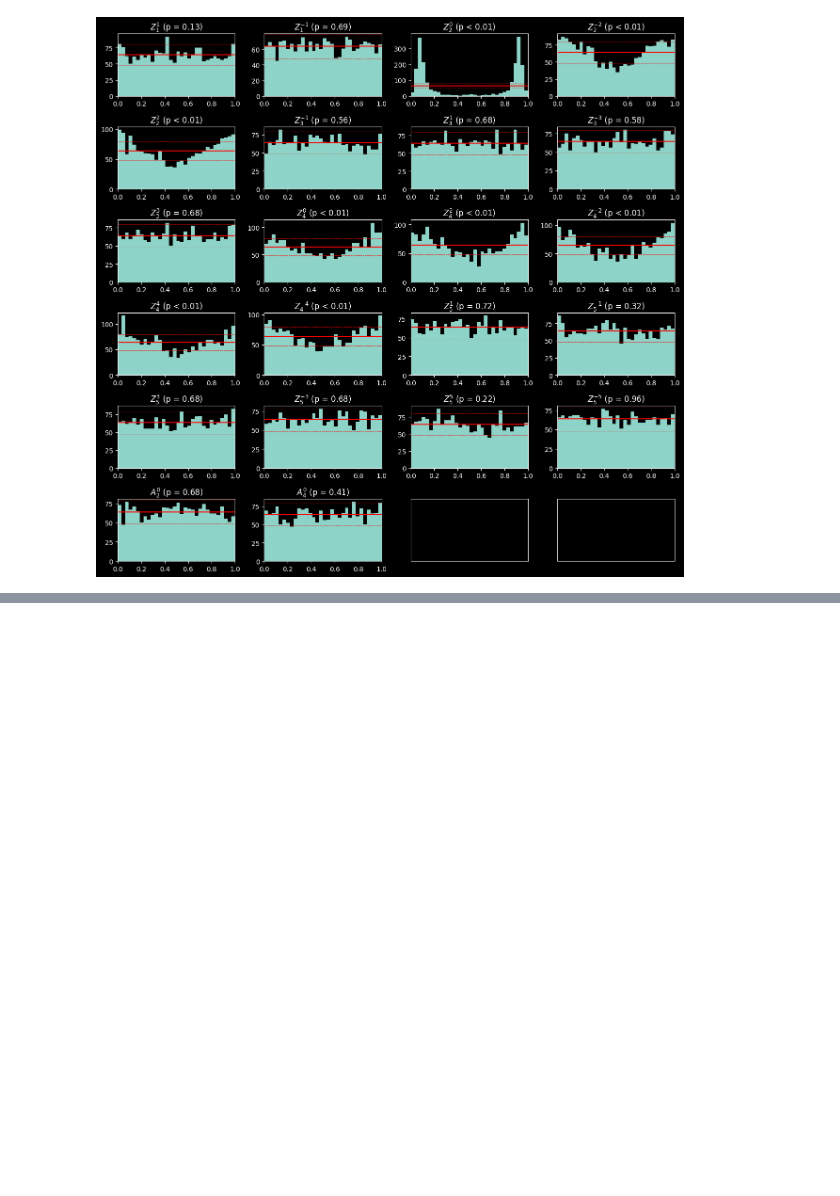
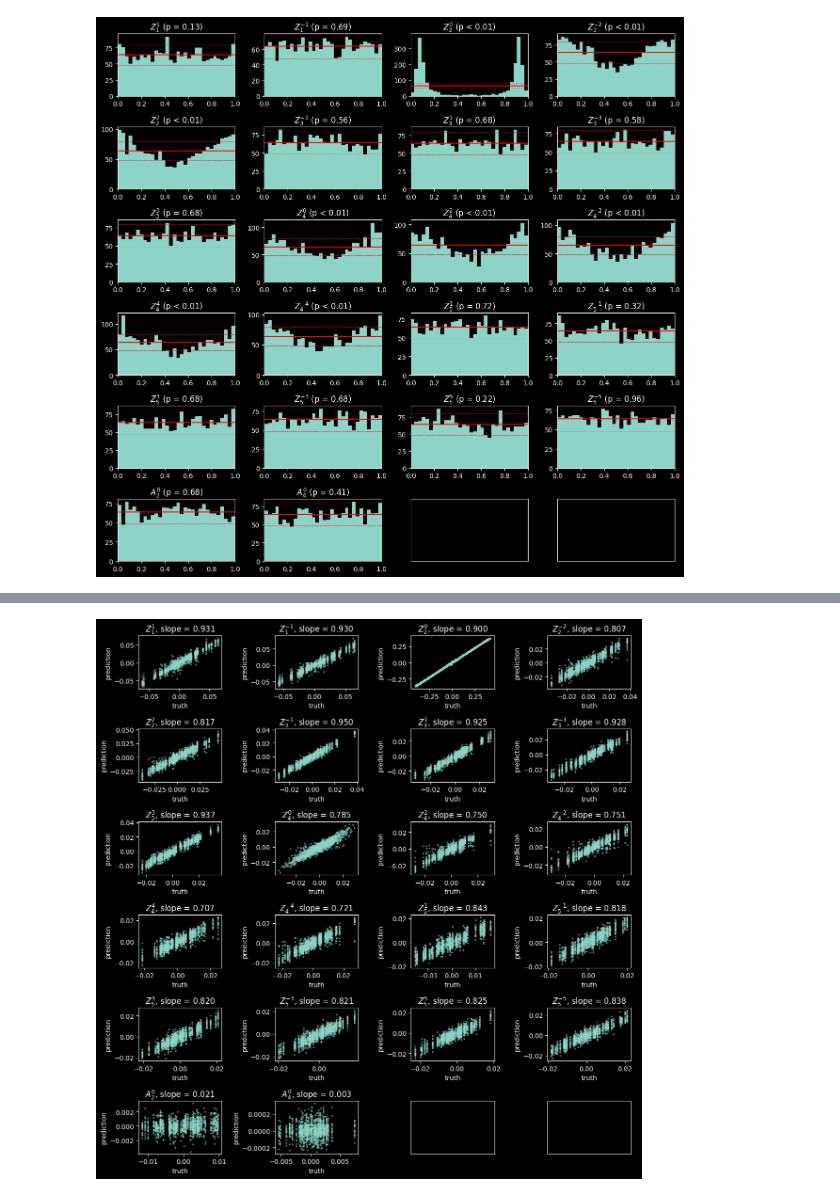
Before and after one commit to walterfu1064/cynosure, a Jupyter notebook: examples/information_theory/example_3a.ipynb, the cells around one changed output, grey strips where cells are left out. Drawn from its saved outputs; the diff is of its cells as text; code cells hidden in the pictures; blank space fills up the shorter version.

```diff
--- a/examples/information_theory/example_3a.ipynb
+++ b/examples/information_theory/example_3a.ipynb
@@ -331,0 +389,27 @@ Different parameters show different degrees of calibration. The odd-$n$ phase te
+# %%
+num_cols = 4
+panel_size = 3
+aspect_ratio = 0.65
+
+num_coefs = solver.coefficients.num_nonpinned_coefs
+num_rows = int(math.ceil(num_coefs / num_cols))
+figsize = (panel_size * aspect_ratio * num_rows, panel_size * num_cols)
+
+labels = solver.coefficients.nonpinned_labels
+
+fig, axarr = pyplot.subplots(num_rows, num_cols, figsize=figsize)
+for i, ax in enumerate(axarr.ravel()):
+    if i < num_coefs:
+        true_coef = truth[..., i].numpy(force=True).ravel()
+        pred_coef = nearest_means[..., i].numpy(force=True).ravel()
+        ax.scatter(true_coef, pred_coef, s=3, alpha=0.5)
+        slope = np.polyfit(true_coef, pred_coef, deg=1)[0]
+        ax.set_title(f"{labels[i]}, slope = {slope:.3f}")
+        ax.set_ylabel("prediction")
+        ax.set_xlabel("truth")
+    else:
+        ax.set_xticks([])
+        ax.set_yticks([])
+fig.tight_layout()
+# %% [output]
+[figure, added]
```
Also changed, not shown: parts of 24 cells of this notebook, 3 other files.
